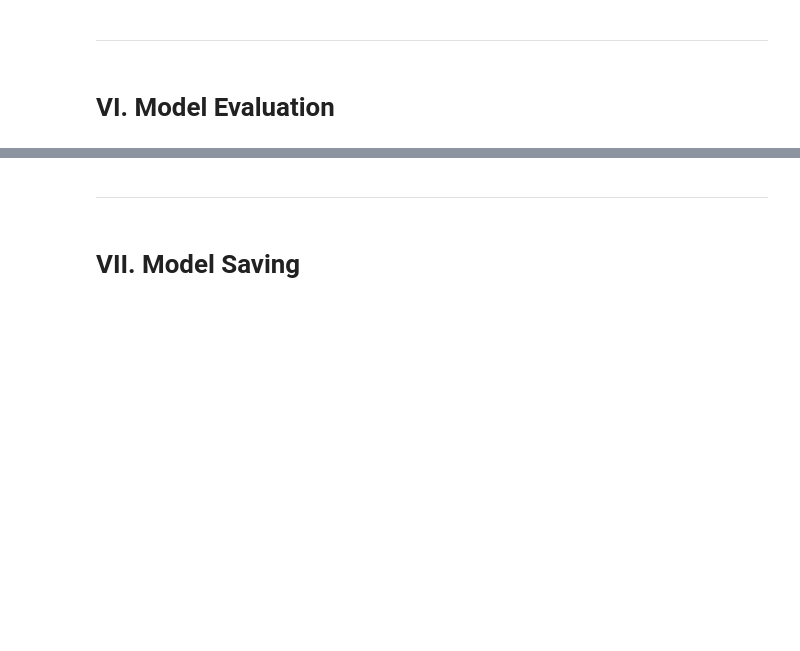
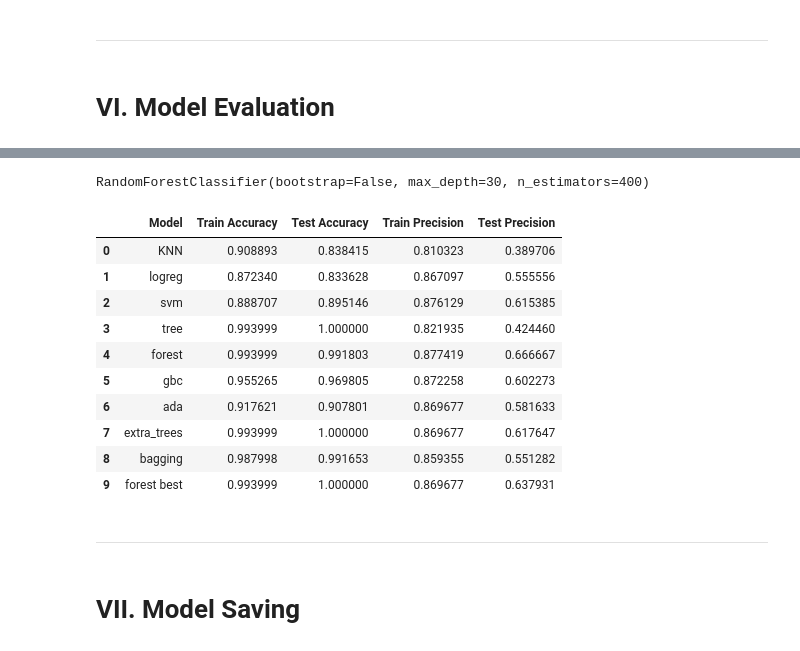
Before and after one commit to FTDS-assignment-bay/p2-final-project-ftds-002-sby-group-001, a Jupyter notebook: Classification.ipynb, the cells around one changed output, grey strips where cells are left out. Drawn from its saved outputs; the diff is of its cells as text; code cells hidden in the pictures; blank space fills up the shorter version.

```diff
--- a/Classification.ipynb
+++ b/Classification.ipynb
@@ -408,6 +418,27 @@ X_test_final = np.concatenate([X_test_num_scaled, X_test_cat],axis=1)
 ---
 # %% [markdown]
 # V. Model Definiton and Training
+# %%
+# Initialize an empty list to store the results
+results = []
+
+def evaluate_model(model, model_name, X_train, y_train, X_test, y_test):
+    # Predict on the training data
+    y_train_pred = model.predict(X_train)
+
+    # Compute the accuracy, precision, recall, and F1 score for the training data
+    train_accuracy = accuracy_score(y_train, y_train_pred)
+    train_precision = precision_score(y_train, y_train_pred)
+
+    # Predict on the test data
+    y_test_pred = model.predict(X_test)
+
+    # Compute the accuracy, precision, recall, and F1 score for the test data
+    test_accuracy = accuracy_score(y_test, y_test_pred)
+    test_precision = precision_score(y_test, y_test_pred)
+
+    # Append the results to the list
+    results.append([model_name, train_accuracy, train_precision, test_accuracy, test_precision])
 # %% [markdown]
 ## 1. KNN
 # %%
@@ -467,0 +588,11 @@ best_model = knn_model
+# %%
+# Define the best parameters
+best_params = {'bootstrap': False, 'max_depth': 30, 'min_samples_leaf': 1, 'min_samples_split': 2, 'n_estimators': 400}
+
+# Initialize a Random Forest model with the best parameters
+forest_best = RandomForestClassifier(**best_params)
+
+# Fit the model to the training data
+forest_best.fit(X_train_final, y_train)
+# %% [output]
+RandomForestClassifier(bootstrap=False, max_depth=30, n_estimators=400)
@@ -468,3 +601,18 @@ best_model = knn_model
+# %%
+results_df = pd.DataFrame(results, columns=['Model', 'Train Accuracy', 'Test Accuracy', 'Train Precision', 'Test Precision'])
+results_df
+# %% [output]
+|  | Model | Train Accuracy | Test Accuracy | Train Precision | Test Precision |
+| 0 | KNN | 0.908893 | 0.838415 | 0.810323 | 0.389706 |
+| 1 | logreg | 0.872340 | 0.833628 | 0.867097 | 0.555556 |
+| 2 | svm | 0.888707 | 0.895146 | 0.876129 | 0.615385 |
+| 3 | tree | 0.993999 | 1.000000 | 0.821935 | 0.424460 |
+| 4 | forest | 0.993999 | 0.991803 | 0.877419 | 0.666667 |
+| 5 | gbc | 0.955265 | 0.969805 | 0.872258 | 0.602273 |
+| 6 | ada | 0.917621 | 0.907801 | 0.869677 | 0.581633 |
+| 7 | extra_trees | 0.993999 | 1.000000 | 0.869677 | 0.617647 |
+| 8 | bagging | 0.987998 | 0.991653 | 0.859355 | 0.551282 |
+| 9 | forest best | 0.993999 | 1.000000 | 0.869677 | 0.637931 |
 # %% [markdown]
 ---
 # %% [markdown]
```
Also changed, not shown: parts of 44 cells of this notebook, 2 other files.
